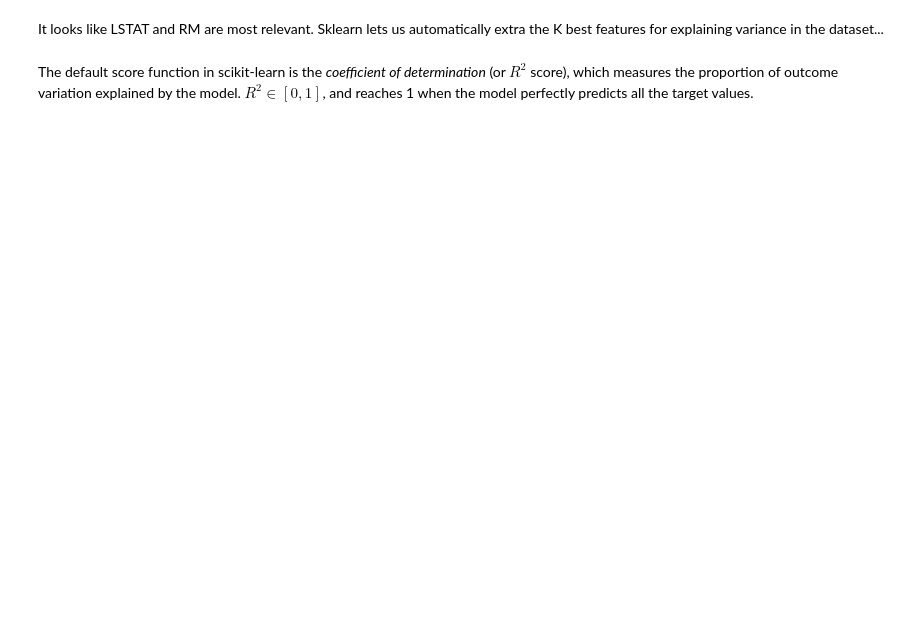
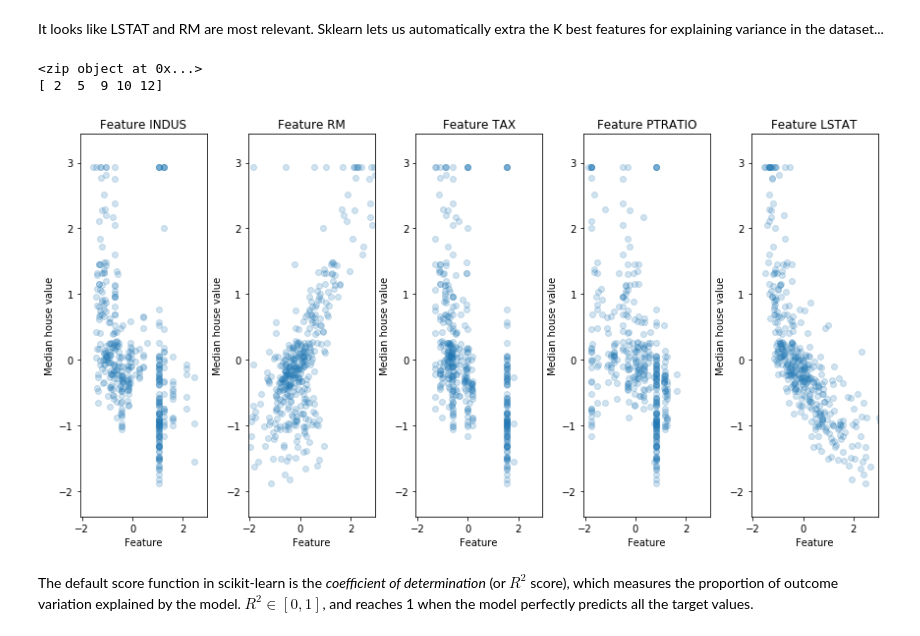
Before and after one commit to rjm49/ml_commando, a Jupyter notebook: session_1_2_regression_boston.ipynb, the cells around one changed output. Cells and saved outputs as stored; diff of their text form; code cells hidden in the pictures; blank space fills up the shorter version.

```diff
--- a/session_1_2_regression_boston.ipynb
+++ b/session_1_2_regression_boston.ipynb
@@ -63,0 +83,16 @@ print("prices:\n", y_train_boston[0:3])
+# %%
+from sklearn.preprocessing import StandardScaler#, MinMaxScaler
+x_scaler = StandardScaler()
+y_scaler = StandardScaler()
+
+#Create our scaled train and test datasets
+X_train_boston = x_scaler.fit_transform(X_train_boston_raw) # preprocessing.scale(X_train_boston_raw) # shortcut to preprocessing.StandardScaler()
+X_test_boston  = x_scaler.transform(X_test_boston_raw)
+# y_train_boston = y_scaler.fit_transform(y_train_boston_raw.reshape(-1,1)).ravel()
+# y_test_boston = y_scaler.transform(y_test_boston_raw.reshape(-1,1)).ravel()
+
+y_train_boston = y_train_boston_raw
+y_test_boston = y_test_boston_raw
+
+print("Scaled features:\n", X_train_boston[0:3,:])
+print("prices:\n", y_train_boston[0:3])
@@ -138,37 +210,42 @@ It looks like LSTAT and RM are most relevant.  Sklearn lets us automatically ext
 # %%
 from sklearn.feature_selection import *
 k=5
 
 fs=SelectKBest(score_func=f_regression,k=k)
 X_new=fs.fit_transform(X_train_boston,y_train_boston)
 print (zip(fs.get_support(),boston.feature_names))
 
 x_min, x_max = X_new[:,0].min() - .5, X_new[:, 0].max() + .5
 y_min, y_max = y_train_boston.min() - .5, y_train_boston.max() + .5
 #fig=plt.figure()
 
 # Two subplots, unpack the axes array immediately
 fig, axes = plt.subplots(1,k)
 # plt.tight_layout()
 fig.subplots_adjust(left=0, right=1, bottom=0, top=1, hspace=0.05, wspace=0.1)
 fig.set_size_inches(12,6)
 fig.tight_layout()
 
 cols = fs.get_support(indices=True)
 print(cols)
 
-for i in range(k):
-    axes[i].set_aspect('auto')
-#     axes[i].set_aspect('equal')
-    axes[i].set_title('Feature ' + boston.feature_names[cols[i]])
-    axes[i].set_xlabel('Feature')
-    axes[i].set_ylabel('Median house value')
-    axes[i].set_xlim(x_min, x_max)
-    axes[i].set_ylim(y_min, y_max)
-    sca(axes[i])
-    plt.scatter(X_new[:,i],y_train_boston, alpha=0.2)
+if k>0:
+    for i in range(k):
+        axes[i].set_aspect('auto')
+    #     axes[i].set_aspect('equal')
+        axes[i].set_title('Feature ' + boston.feature_names[cols[i]])
+        axes[i].set_xlabel('Feature')
+        axes[i].set_ylabel('Median house value')
+        axes[i].set_xlim(x_min, x_max)
+        axes[i].set_ylim(y_min, y_max)
+        sca(axes[i])
+        plt.scatter(X_new[:,i],y_train_boston, alpha=0.2)
 
 X_test_new = X_test_boston[:,cols]
+# %% [output]
+<zip object at 0x...>
+[ 2  5  9 10 12]
+[figure, added]
 # %% [markdown]
 The default score function in scikit-learn is the _coefficient of determination_ (or $R^2$ score), which measures the proportion of outcome variation explained by the model. $R^2 \in [0,1]$, and reaches 1 when the model perfectly predicts all the target values.
 # %%
```
Also changed, not shown: parts of 8 cells of this notebook.
